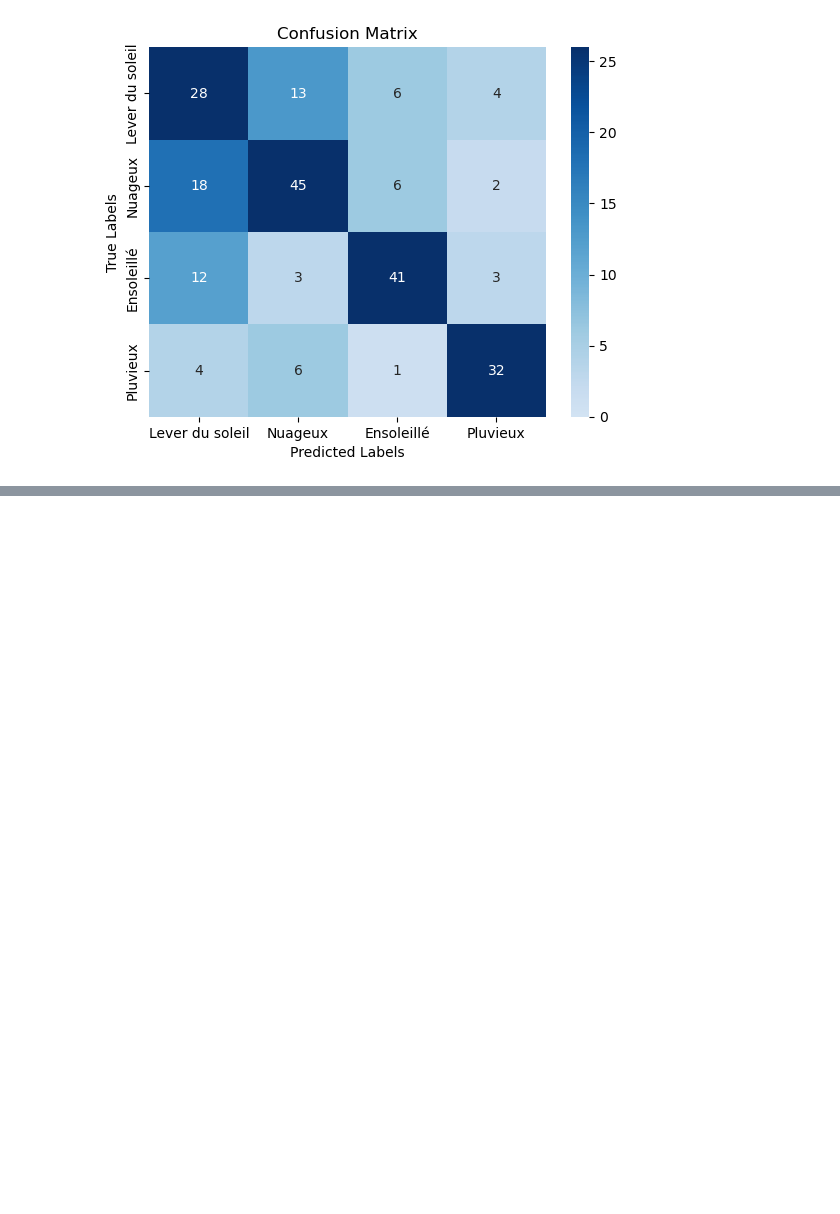
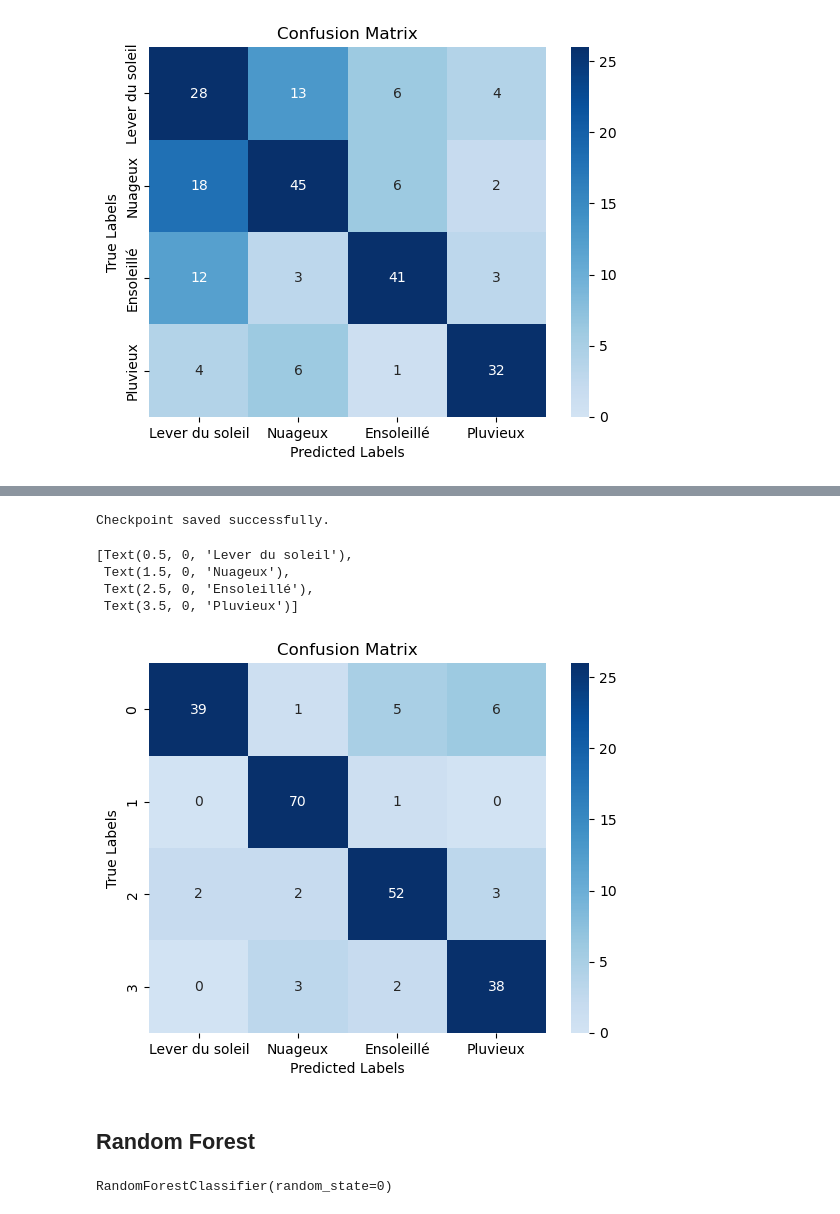
Before and after one commit to Jalalbaim/Rain-Or-Shine, a Jupyter notebook: VF.ipynb, the cells around one changed output, grey strips where cells are left out. Drawn from its saved outputs; the diff is of its cells as text; code cells hidden in the pictures; blank space fills up the shorter version.

```diff
--- a/VF.ipynb
+++ b/VF.ipynb
@@ -331,7 +331,7 @@ train_set.head()
 # Classifier
 # %%
 from sklearn.neighbors import KNeighborsClassifier
-from sklearn.metrics import accuracy_score
+from sklearn.metrics import accuracy_score, classification_report
 
 X_train_rgb = np.array(train_set['RGB'].values.tolist())
 X_train_lbp = np.array(train_set['LBP'].values.tolist())
@@ -340,6 +340,7 @@ X_train_luminance = np.array(train_set['Luminance'].values.tolist())
 X_train = np.column_stack((X_train_rgb, X_train_lbp, X_train_luminance))
 y_train = train_set['Label']
 
-knn = KNeighborsClassifier(n_neighbors=5)
+knn = KNeighborsClassifier(n_neighbors=5, metric='euclidean')
+# knn = KNeighborsClassifier(n_neighbors=5, metric='mahalanobis', metric_params={'V': np.cov(X_train, rowvar=False)})
 knn.fit(X_train, y_train)
 # %% [output]
@@ -401,0 +438,11 @@ ax.yaxis.set_ticklabels(['Lever du soleil', 'Nuageux', "Ensoleillé", 'Pluvieux'
+# %%
+from sklearn.ensemble import GradientBoostingClassifier
+
+X_train_rgb = np.array(train_set['RGB'].values.tolist())
+X_train_lbp = np.array(train_set['LBP'].values.tolist())
+X_train_luminance = np.array(train_set['Luminance'].values.tolist())
+X_train = np.column_stack((X_train_rgb, X_train_lbp, X_train_luminance))
+y_traX_train = test_set['Label']
+
+gb = GradientBoostingClassifier(n_estimators=100, learning_rate=0.1, max_depth=5, random_state=0)
+gb.fit(X_train, y_train)
@@ -401,0 +451,15 @@ ax.yaxis.set_ticklabels(['Lever du soleil', 'Nuageux', "Ensoleillé", 'Pluvieux'
+# %%
+X_test_rgb = np.array(test_set['RGB'].values.tolist())
+X_test_lbp = np.array(test_set['LBP'].values.tolist())
+X_test_luminance = np.array(test_set['Luminance'].values.tolist())
+
+X_test = np.column_stack((X_test_rgb, X_test_lbp, X_test_luminance))
+y_test = test_set['Label']
+
+
+y_pred = gb.predict(X_test)
+
+accuracy = accuracy_score(y_test, y_pred)
+print("Accuracy:", accuracy)
+print("Classification Report:")
+print(classification_report(y_test, y_pred))
@@ -401,0 +479,42 @@ ax.yaxis.set_ticklabels(['Lever du soleil', 'Nuageux', "Ensoleillé", 'Pluvieux'
+# %%
+checkpoint_data = {
+    'model_name': 'Gradient Boosting Classifier',
+    'features': ['RGB', 'LBP', 'Luminance'],
+    'model_parameters': gb.get_params(),
+    'accuracy': accuracy,
+    'results': classification_report(y_test, y_pred, output_dict=True)
+}
+
+checkpoint.append(checkpoint_data)
+
+print("Checkpoint saved successfully.")
+# %% [output]
+Checkpoint saved successfully.
+# %%
+cm = confusion_matrix(y_test, y_pred)
+ax = plt.subplot()
+sns.heatmap(cm, vmin=0, vmax=26, center=10, cmap=plt.cm.Blues, annot=True)
+ax.set_xlabel('Predicted Labels');ax.set_ylabel('True Labels')
+ax.set_title('Confusion Matrix')
+ax.xaxis.set_ticklabels(['Lever du soleil', 'Nuageux', "Ensoleillé", 'Pluvieux'])
+# %% [output]
+[Text(0.5, 0, 'Lever du soleil'),
+ Text(1.5, 0, 'Nuageux'),
+ Text(2.5, 0, 'Ensoleillé'),
+ Text(3.5, 0, 'Pluvieux')]
+[figure, added]
+# %% [markdown]
+## Random Forest
+# %%
+from sklearn.ensemble import RandomForestClassifier
+
+X_train_rgb = np.array(train_set['RGB'].values.tolist())
+X_train_lbp = np.array(train_set['LBP'].values.tolist())
+X_train_luminance = np.array(train_set['Luminance'].values.tolist())
+X_train = np.column_stack((X_train_rgb, X_train_lbp, X_train_luminance))
+y_train = train_set['Label']
+
+rf = RandomForestClassifier(n_estimators=100, random_state=0)
+rf.fit(X_train, y_train)
+# %% [output]
+RandomForestClassifier(random_state=0)
```
Also changed, not shown: parts of 24 cells of this notebook, 1 other file.
